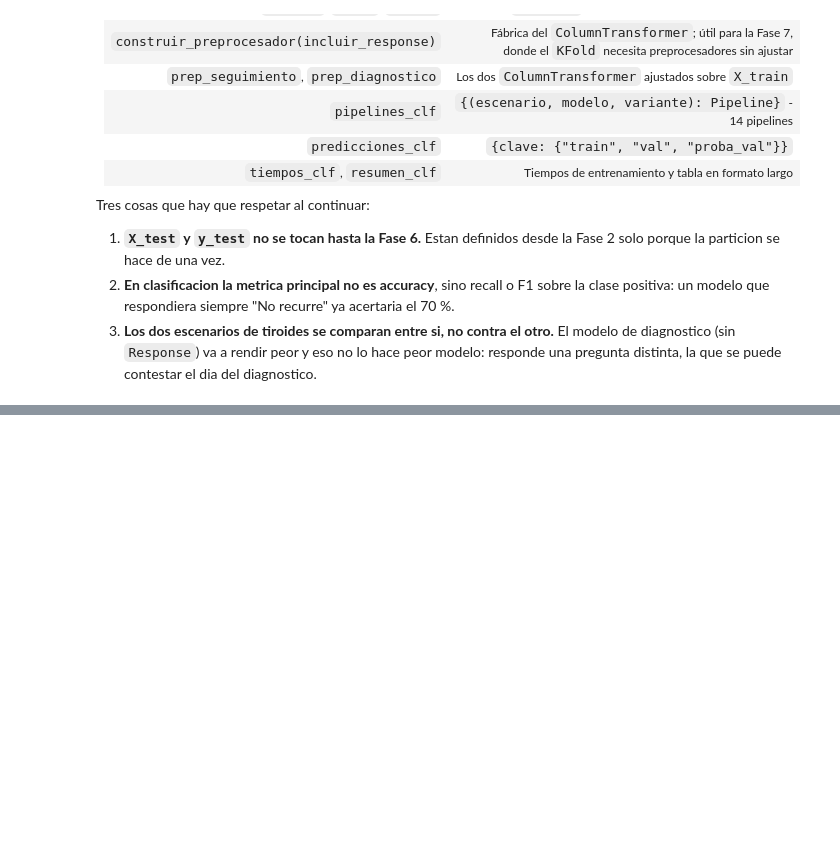
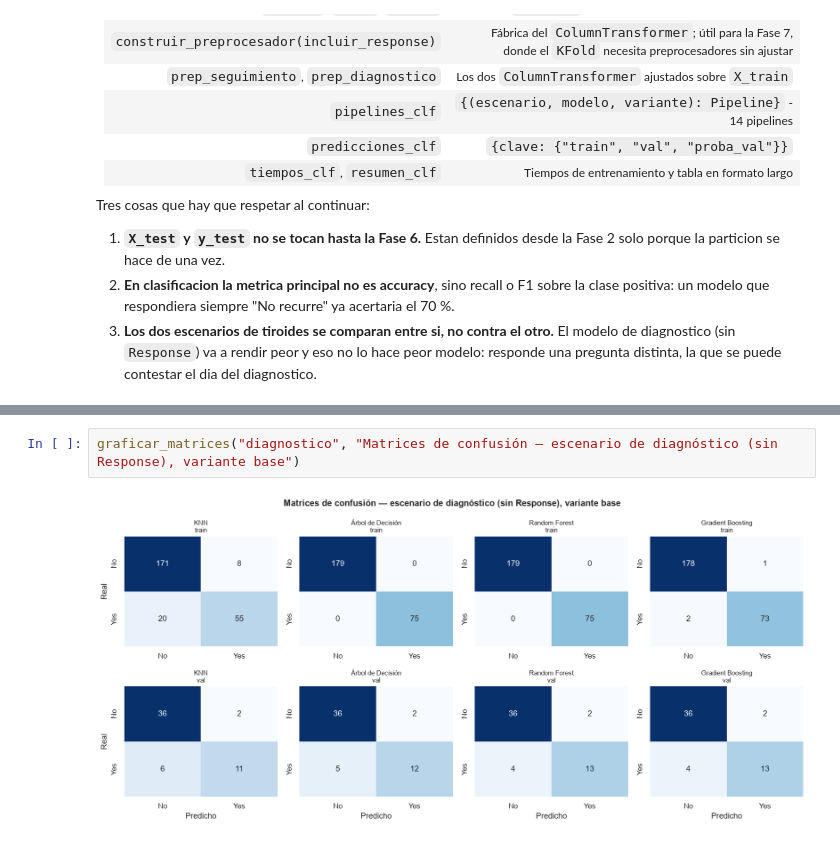
Before and after one commit to kepabonsaeafit/fundamentos-aa-2026, a Jupyter notebook: talleres/workshop2-ml/workshop2_clasificacion_tiroides.ipynb, the cells around one changed output, grey strips where cells are left out. Saved outputs shown, nothing was run; the diff lists cells and outputs as text; blank space fills up the shorter version.

```diff
--- a/talleres/workshop2-ml/workshop2_clasificacion_tiroides.ipynb
+++ b/talleres/workshop2-ml/workshop2_clasificacion_tiroides.ipynb
@@ -2215,0 +2322,4 @@ Tres cosas que hay que respetar al continuar:
+# %%
+graficar_matrices("diagnostico", "Matrices de confusión — escenario de diagnóstico (sin Response), variante base")
+# %% [output]
+[figure, added]
```
Also changed, not shown: parts of 21 cells of this notebook, 2 other files.
